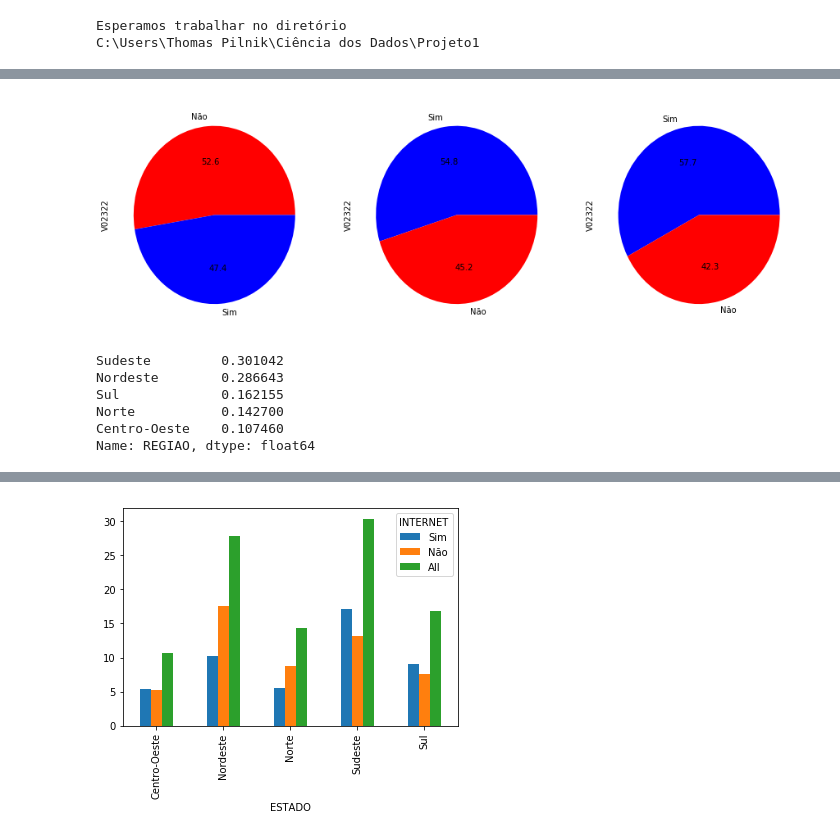
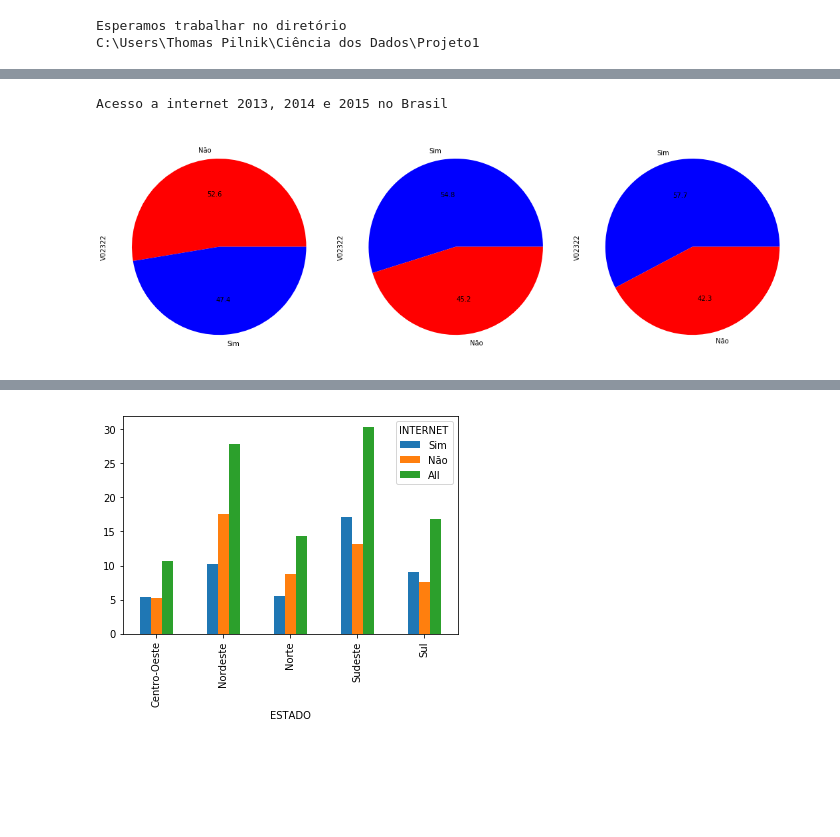
Before and after one commit to pilnikthomas/Ciencia_dos_Dados, a Jupyter notebook: Projeto1_ThomasPilnik.ipynb, the cells around one changed output, grey strips where cells are left out. Saved outputs shown, nothing was run; the diff lists cells and outputs as text; code cells hidden in the pictures; blank space fills up the shorter version.

```diff
--- a/Projeto1_ThomasPilnik.ipynb
+++ b/Projeto1_ThomasPilnik.ipynb
@@ -127,18 +139,3 @@ pnad15_dataframe.head()
-# %%
-fig = plt.figure(figsize=(15, 5))
-plt.subplot(131)
-pnad13.V02322.value_counts().reindex(["Sim",  "Não"])
-plot = pnad13.V02322.value_counts().plot(kind='pie', colors=('red', 'blue'), autopct="%0.1f",legend=False)
-
-plt.subplot(132)
-pnad14.V02322.value_counts().reindex(["Sim",  "Não"])
-plot = pnad14.V02322.value_counts().plot(kind='pie', colors=('blue', 'red'), autopct="%0.1f",legend=False)
-
-plt.subplot(133)
-pnad15.V02322.value_counts().reindex(["Sim",  "Não"])
-plot = pnad15.V02322.value_counts().plot(kind='pie', colors=('blue', 'red'), autopct="%0.1f",legend=False)
-# %% [output]
-[figure, removed]
 # %%
 pnad13.loc[(pnad13.UF==11)|(pnad13.UF==12)|(pnad13.UF==13)|(pnad13.UF==14)|(pnad13.UF==15)|(pnad13.UF==16)|(pnad13.UF==17), 'REGIAO']='Norte'
 pnad13.loc[(pnad13.UF==21)|(pnad13.UF==22)|(pnad13.UF==23)|(pnad13.UF==24)|(pnad13.UF==25)|(pnad13.UF==26)|(pnad13.UF==27)|(pnad13.UF==28)|(pnad13.UF==29), 'REGIAO']='Nordeste'
@@ -157,12 +154,21 @@ pnad13.loc[(pnad15.UF==21)|(pnad15.UF==22)|(pnad15.UF==23)|(pnad15.UF==24)|(pnad
 pnad15.loc[(pnad15.UF==31)|(pnad15.UF==32)|(pnad15.UF==33)|(pnad15.UF==35), 'REGIAO']='Sudeste'
 pnad13.loc[(pnad15.UF==41)|(pnad15.UF==42)|(pnad15.UF==43), 'REGIAO']='Sul'
 pnad15.loc[(pnad15.UF==50)|(pnad15.UF==51)|(pnad15.UF==52)|(pnad15.UF==53), 'REGIAO']='Centro-Oeste'
-# %%
-pnad13.REGIAO.value_counts(True)
-# %% [output]
-Sudeste         0.301042
-Nordeste        0.286643
-Sul             0.162155
-Norte           0.142700
-Centro-Oeste    0.107460
-Name: REGIAO, dtype: float64
+# %%
+fig = plt.figure(figsize=(15, 5))
+print("Acesso a internet 2013, 2014 e 2015 no Brasil")
+plt.subplot(131)
+plot = pnad13.V02322.value_counts().plot(kind='pie', colors=('red', 'blue'), autopct="%0.1f",legend=False)
+
+plt.subplot(132)
+plot = pnad14.V02322.value_counts().plot(kind='pie', colors=('blue', 'red'), autopct="%0.1f",legend=False)
+
+plt.subplot(133)
+plot = pnad15.V02322.value_counts().plot(kind='pie', colors=('blue', 'red'), autopct="%0.1f",legend=False)
+
+
+plt.tight_layout()
+plt.show()
+# %% [output]
+Acesso a internet 2013, 2014 e 2015 no Brasil
+[figure, added]
```
Also changed, not shown: parts of 13 cells of this notebook.
